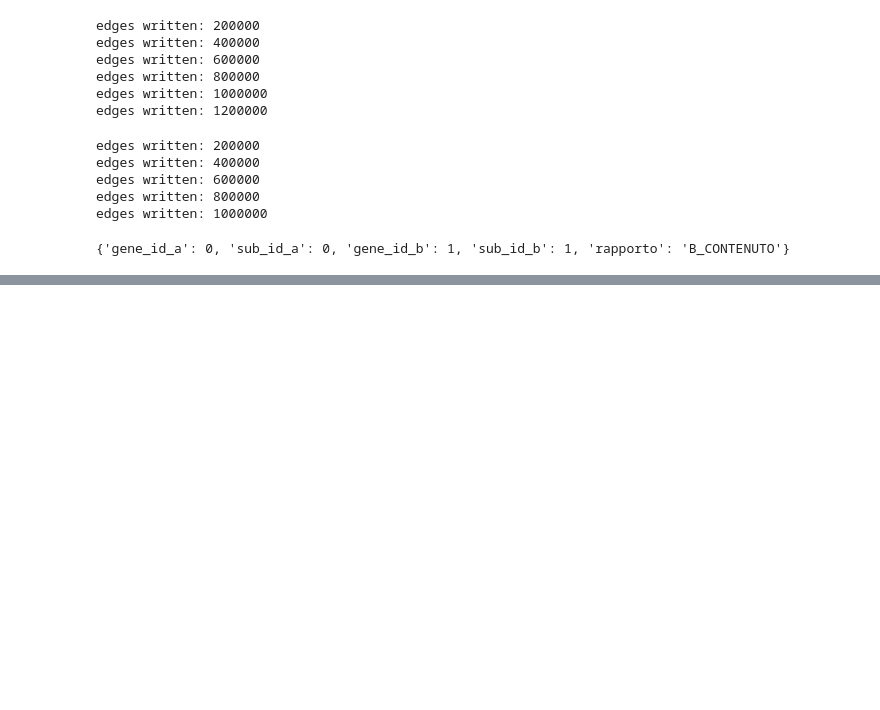
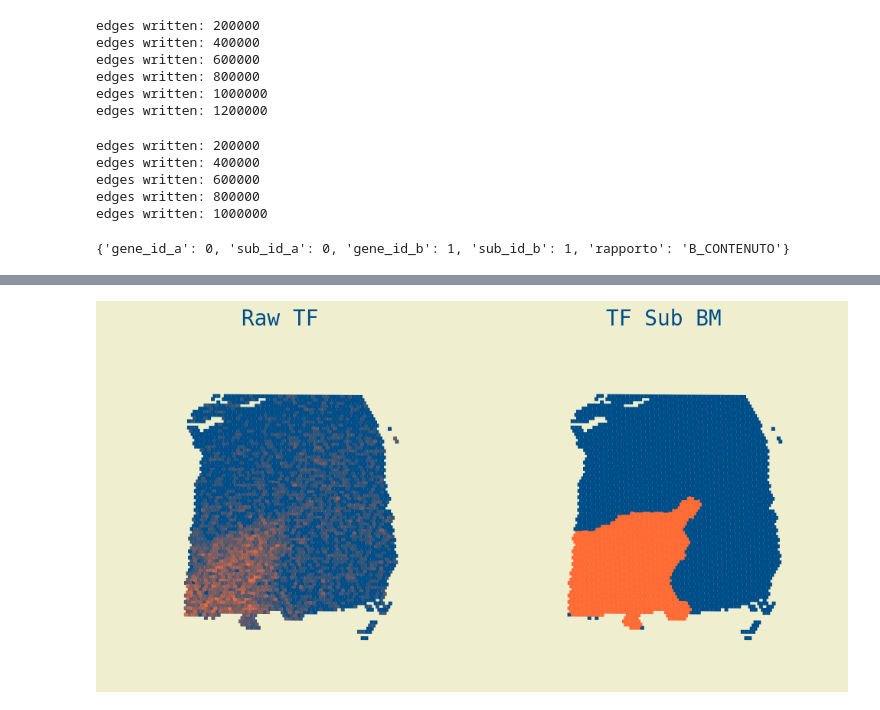
Before and after one commit to Cero1998/Tesi_Cerinelli, a Jupyter notebook: progetto_spunto/progetto/sub_genes_comparator.ipynb, the cells around one changed output, grey strips where cells are left out. Saved outputs shown, nothing was run; the diff lists cells and outputs as text; code cells hidden in the pictures; blank space fills up the shorter version.

```diff
--- a/progetto_spunto/progetto/sub_genes_comparator.ipynb
+++ b/progetto_spunto/progetto/sub_genes_comparator.ipynb
@@ -1058,0 +758,30 @@ print(relations_without_disgiunti[0])
+# %%
+def getPlotOfOneGene(geneA,subA, path=None):
+    mask0 = by_pair.get((geneA, subA))["comp_mask"]
+
+    fig, (ax0,ax1) = plt.subplots(1, 2, figsize=(10, 5),
+                                            gridspec_kw={"width_ratios":[1.2,1.2]},
+                                            constrained_layout=True)
+
+    plot_spatial_scatter(
+        scdata,
+        np.sqrt(array_data[original_gene_ids[geneA]]),
+        cmap         = myCMAP,
+        spines_color = W,
+        size         = 1.5,
+        shape        = "square",
+        ax           = ax0,
+        title        = "Raw "+gene_names[original_gene_ids[geneA]])
+
+    plot_spatial_scatter(
+        scdata,
+        mask0,
+        cmap         = myCMAP,
+        spines_color = W,
+        size         = 1.5,
+        shape        = "square",
+        ax           = ax1,
+        title        = gene_names[original_gene_ids[geneA]]+" Sub BM")
+
+    if(path):
+        plt.savefig(path,dpi=1000)
@@ -1058,0 +888,4 @@ print(relations_without_disgiunti[0])
+# %%
+getPlotOfOneGene(194,0,path="presentazioneCerinelli/194_0_Alone.png")
+# %% [output]
+[figure, added]
```
Also changed, not shown: parts of 19 cells of this notebook, 8 other files.
